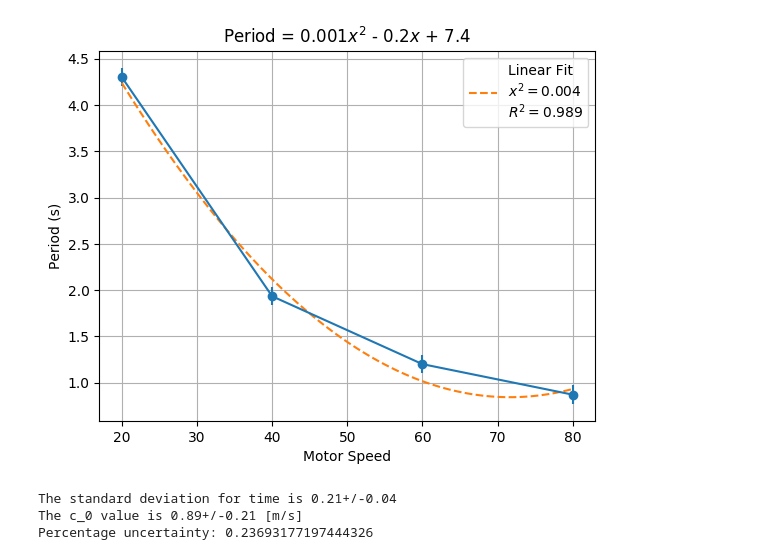
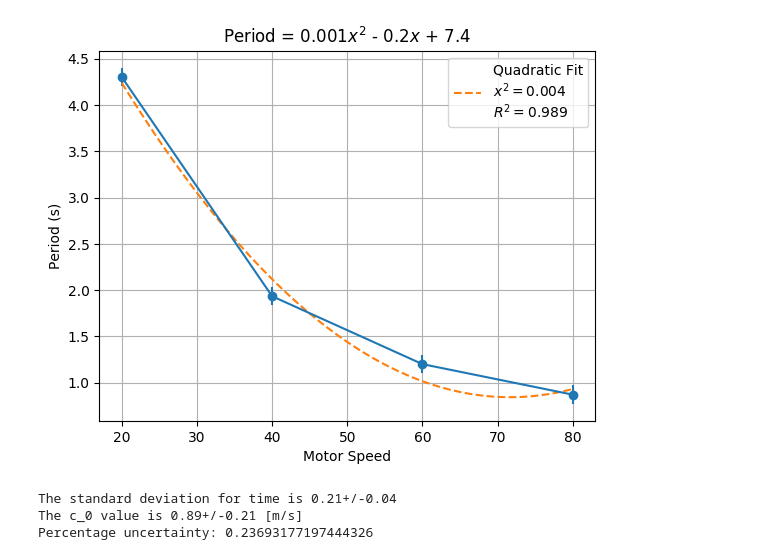
Before and after one commit to DivyR/PHY294_Labs, a Jupyter notebook: lab01/src/processing.ipynb, the cells around one changed output. Saved outputs shown, nothing was run; the diff lists cells and outputs as text; code cells hidden in the pictures.

Commit message:
fixed plot typo

```diff
--- a/lab01/src/processing.ipynb
+++ b/lab01/src/processing.ipynb
@@ -99,35 +99,35 @@ periods = convert_to_ufloat(periods, UNCERTAINTY_IPHONE)
 
 periods_nominal, periods_uncert = seperate_ufloat(periods)
 
 z = np.polyfit(motorSpeed, periods_nominal, deg=2)
 # generate line of best fit
 p = np.poly1d(z)
 xp = np.linspace(min(motorSpeed), max(motorSpeed), 100)
 
 # plot
 fig = plt.figure()
 ax = fig.add_subplot(111)
 ax.set_xlabel("Motor Speed")
 ax.set_ylabel("Period (s)")
 ax.grid(True)
 ax.set_title("Period = {}$x^2$ - {}$x$ + {}".format(round_sig(z[0], 1), round(abs(z[1]), 1), round(z[2], 1)))
 ax.errorbar(motorSpeed, periods_nominal, yerr=periods_uncert,fmt="-o")
 ax.plot( xp, p(xp), "--")
 
 chiSquared = chiSquared(motorSpeed, periods_nominal, lambda x: p(x))
 r2 = coeff_of_determination(motorSpeed, periods_nominal, lambda x: p(x))
 
 # legend
 ax.legend(
-    ["Linear Fit\n$x^2={}$\n$R^2={}$".format(round_sig(chiSquared, 1), round_sig(r2, 3))]
+    ["Quadratic Fit\n$x^2={}$\n$R^2={}$".format(round_sig(chiSquared, 1), round_sig(r2, 3))]
     )
 
 # export
 export_plot(fig, "motorspeed_period_relation")
 
 fig.show()
 # %% [output]
-[figure, old version]
+[figure, new version]
 # %%
 # Question 1: Determining c_0
 
```
Also changed, not shown: parts of 3 cells of this notebook, 2 other files.
